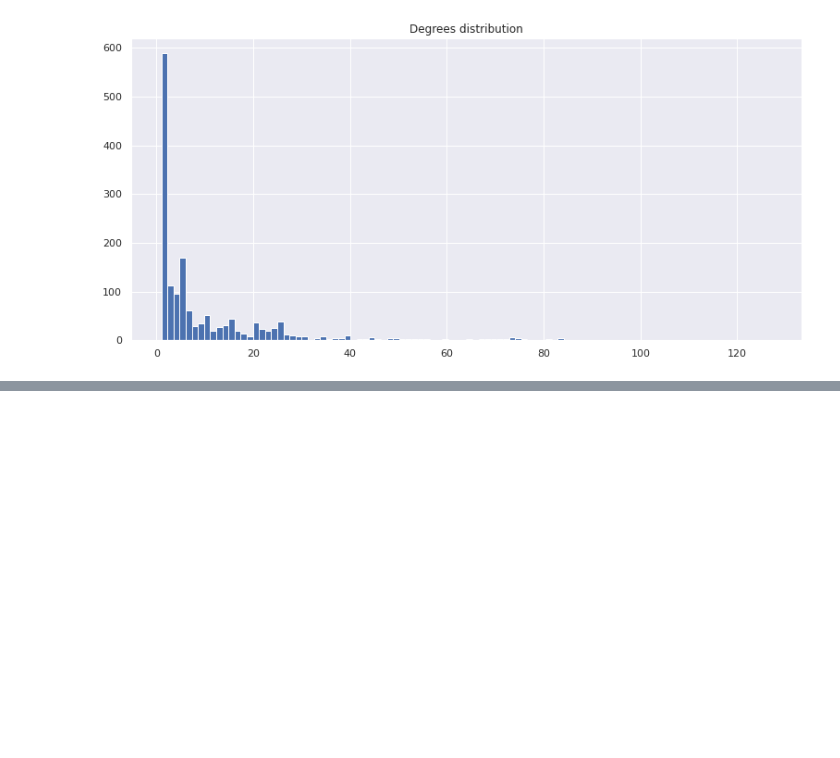
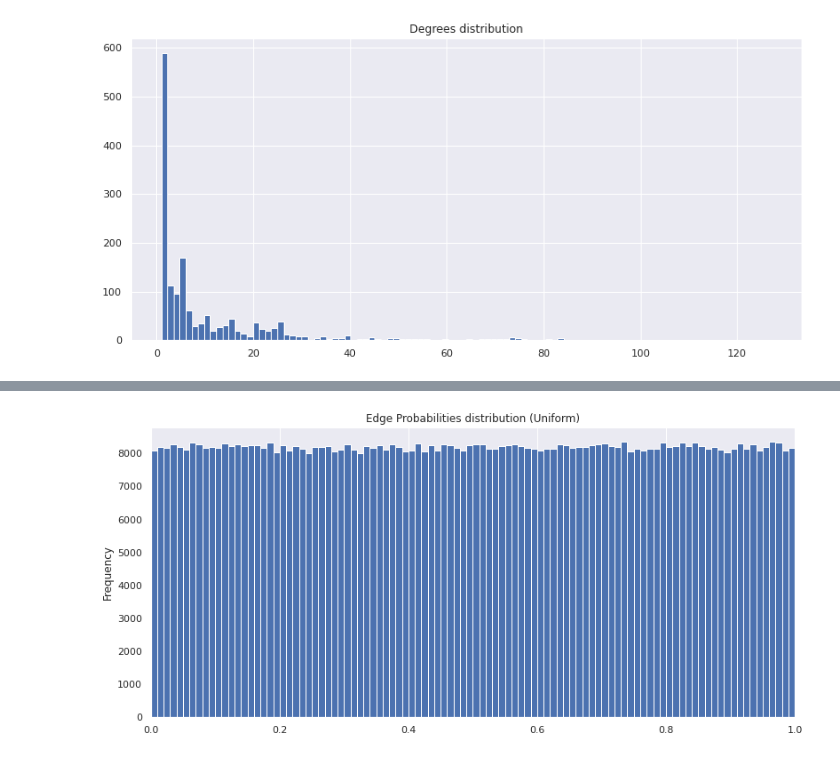
Before and after one commit to papaemman/Mining-of-Massive-Datasets-AUTh, a Jupyter notebook: notebooks/EDA_graph_data.ipynb, the cells around one changed output, grey strips where cells are left out. Saved outputs shown, nothing was run; the diff lists cells and outputs as text; code cells hidden in the pictures; blank space fills up the shorter version.

```diff
--- a/notebooks/EDA_graph_data.ipynb
+++ b/notebooks/EDA_graph_data.ipynb
@@ -92,0 +99,3 @@ nx.draw_spring(G, node_size=100, node_color="#00C98D", with_labels=False)
+# %%
+# Load datasets
+artist_edges_df = pd.read_csv("../input/gemsec_facebook_dataset/artist_edges.csv")
@@ -92,0 +131,9 @@ nx.draw_spring(G, node_size=100, node_color="#00C98D", with_labels=False)
+# %%
+## 1. Uniform
+artist_edges_df["probability"] = np.random.uniform(0,1, size=len(artist_edges_df))
+# %%
+(artist_edges_df["probability"]
+ .plot
+ .hist(title="Edge Probabilities distribution (Uniform)", bins=100, xlim=[0,1]));
+# %% [output]
+[figure, added]
```
Also changed, not shown: parts of 29 cells of this notebook, 18 other files.
